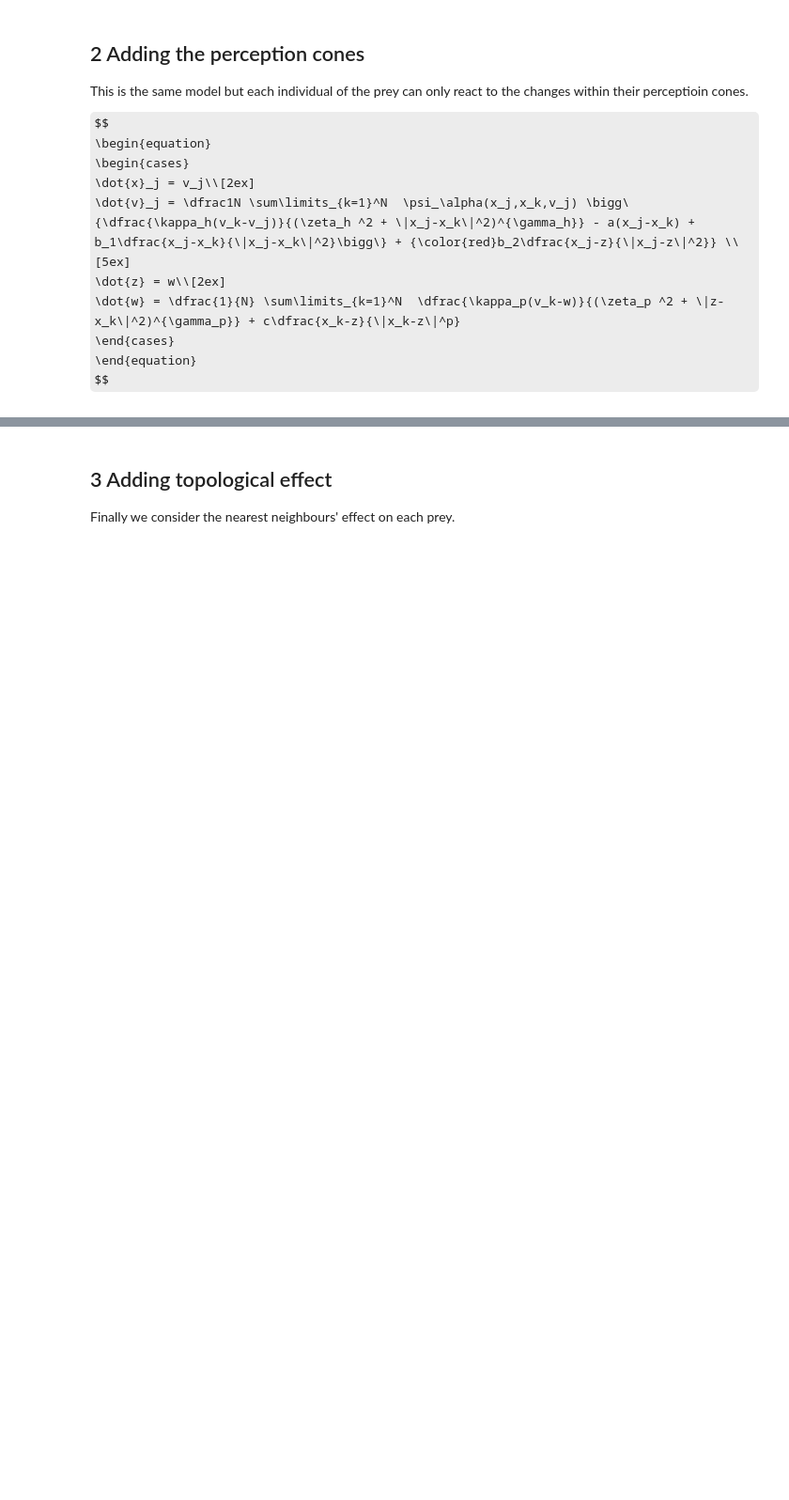
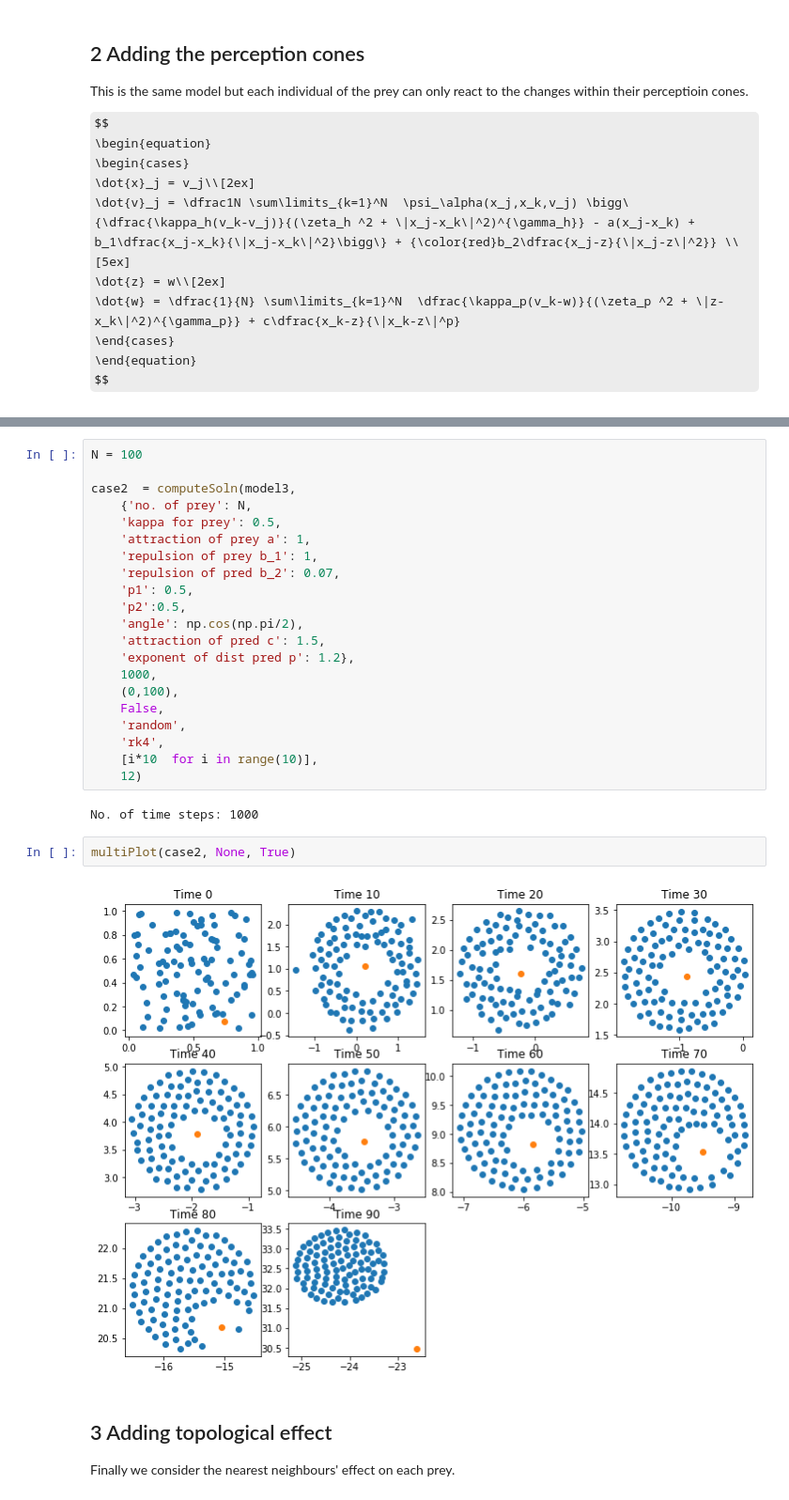
Before and after one commit to isomorphicdude/Summer2022UROP, a Jupyter notebook: improvements.ipynb, the cells around one changed output, grey strips where cells are left out. Shown: that part at 94% size. Saved outputs shown, nothing was run; the diff lists cells and outputs as text; some formulas as TeX source; blank space fills up the shorter version.

```diff
--- a/improvements.ipynb
+++ b/improvements.ipynb
@@ -134,3 +213,30 @@ $$
+# %%
+N = 100
+
+case2  = computeSoln(model3,
+    {'no. of prey': N,
+    'kappa for prey': 0.5,
+    'attraction of prey a': 1,
+    'repulsion of prey b_1': 1,
+    'repulsion of pred b_2': 0.07,
+    'p1': 0.5,
+    'p2':0.5,
+    'angle': np.cos(np.pi/2),
+    'attraction of pred c': 1.5,
+    'exponent of dist pred p': 1.2},
+    1000,
+    (0,100),
+    False,
+    'random',
+    'rk4',
+    [i*10  for i in range(10)],
+    12)
+# %% [output]
+No. of time steps: 1000
+# %%
+multiPlot(case2, None, True)
+# %% [output]
+[figure, added]
 # %% [markdown]
 ## 3 Adding topological effect
 
```
Also changed, not shown: parts of 18 cells of this notebook.
